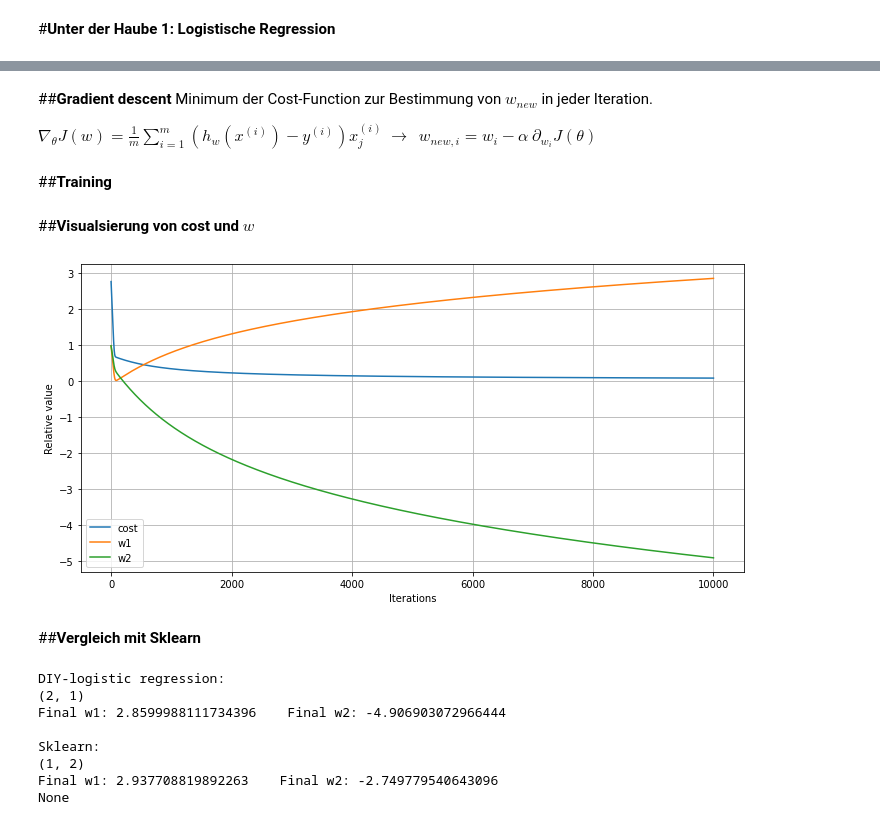
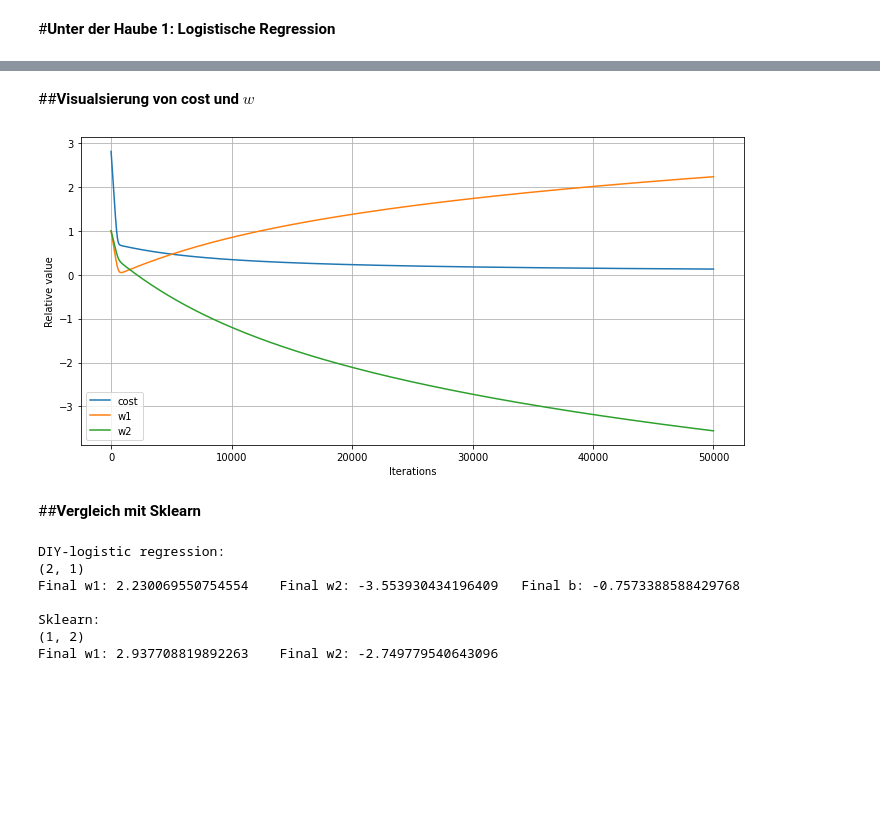
Before and after one commit to AlexanderAvocone/Studium, a Jupyter notebook: UdH1_LogReg.ipynb, the cells around one changed output, grey strips where cells are left out. Saved outputs shown, nothing was run; the diff lists cells and outputs as text; code cells hidden in the pictures; blank space fills up the shorter version.

```diff
--- a/UdH1_LogReg.ipynb
+++ b/UdH1_LogReg.ipynb
@@ -6,0 +21,7 @@
+# %%
+def cost_function(X, w, b, y):
+  h0 = sigmoid(X,w,b)
+  y1 = y*np.log(h0)
+  y0 = (1-y)*np.log(1-h0)
+  cost = -(y1+y0).mean()
+  return cost
@@ -53,5 +95,0 @@ def cost_function(h0,y):
-# %% [markdown]
-##**Gradient descent**
-Minimum der Cost-Function zur Bestimmung von $w_{new}$ in jeder Iteration.
-
-$\nabla_{\theta}J(w) = \frac{1}{m} \sum_{i=1}^{m}\left(h_{w}\left(x^{(i)}\right)-y^{(i)}\right) x_{j}^{(i)} \: \rightarrow \: \: w_{new,i} = w_i - \alpha \: \partial_{w_i} J(\theta)$
@@ -67,43 +96,27 @@ def W_new(X, w, h0, y, alpha):
-# %% [markdown]
-##**Training**
-# %%
-def train(X, w, y, alpha, iter = 10000):
-
-  cost_all = []
-  w0_all = []
-  w1_all = []
-  for i in range(iter):
-    w = W_new(X,w, sigmoid(W(X,w)), Y, alpha)
-
-    #Get all costs to plot later
-    cost = cost_function(sigmoid(W(X,w)),Y)
-    cost_all.append(cost)
-    w0_all.append(w[0])
-    w1_all.append(w[1])
-
-  return w, cost_all, w0_all, w1_all
-
-
-def predict(X, w, treshold = 0.5):
-  return sigmoid(np.dot(X,w)) >= treshold
-
-W,cost,w1,w2 = train(X,w,y,.01)
+# %%
+#Data training
+
+#learning rate for the gradient descent
+lr = .001
+iterations = 50000
+
+W_final, b_final,cost, w1, w2= train(X,w,b,Y,lr,iterations)
 # %% [markdown]
 ##**Visualsierung von cost und $w$**
 # %%
-iterations = np.linspace(0,10000,10000)
+x_iter = np.linspace(0,iterations,iterations)
 
 
 plt.figure(figsize=(10,5), tight_layout = True)
-plt.plot(iterations, cost, label = "cost")
-plt.plot(iterations, w1, label = "w1")
-plt.plot(iterations, w2, label = "w2")
+plt.plot(x_iter, cost, label = "cost")
+plt.plot(x_iter, w1, label = "w1")
+plt.plot(x_iter, w2, label = "w2")
 plt.xlabel("Iterations")
 plt.ylabel("Relative value")
 plt.legend()
 plt.grid()
 # %% [output]
-[figure, old version]
+[figure, new version]
 # %% [markdown]
 ##**Vergleich mit Sklearn**
 # %%
@@ -117,19 +130,18 @@ logreg.fit(X_train, Y_train)
 
 #Vergleich
 print("DIY-logistic regression:")
-print(W.shape)
-print("Final w1:",W[0,0], "   Final w2:",W[1,0])
+print(W_final.shape)
+print("Final w1:",W_final[0,0], "   Final w2:",W_final[1,0], "  Final b:", b_final)
 
 coeff = logreg.coef_
 print("\nSklearn:")
 print(coeff.shape)
-print(print("Final w1:",coeff[0,0], "   Final w2:",coeff[0,1]))
+print("Final w1:",coeff[0,0], "   Final w2:",coeff[0,1])
 # %% [output]
 DIY-logistic regression:
 (2, 1)
-Final w1: 2.8599988111734396    Final w2: -4.906903072966444
+Final w1: 2.230069550754554    Final w2: -3.553930434196409   Final b: -0.7573388588429768
 
 Sklearn:
 (1, 2)
 Final w1: 2.937708819892263    Final w2: -2.749779540643096
-None
```
Also changed, not shown: parts of 13 cells of this notebook.
